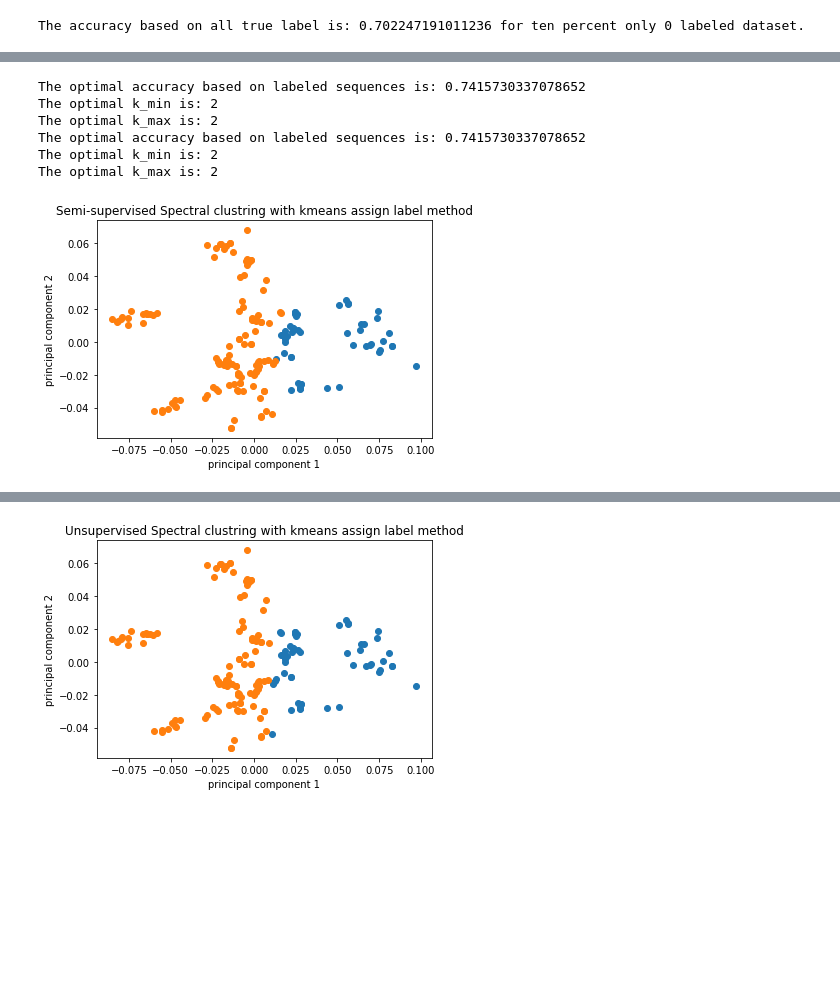
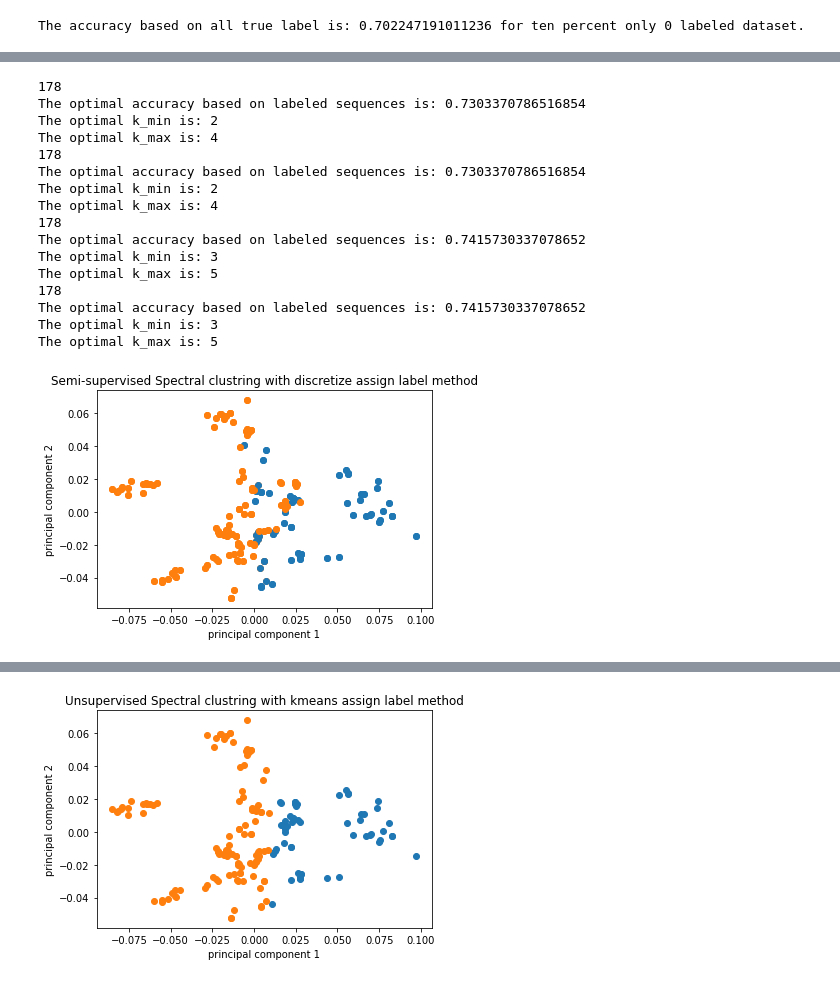
Before and after one commit to solislemuslab/bioklustering, a Jupyter notebook: manuscript/scripts/clustering-and-visualization-updated.ipynb, the cells around one changed output, grey strips where cells are left out. Cells and saved outputs as stored; diff of their text form; code cells hidden in the pictures; blank space fills up the shorter version.

```diff
--- a/manuscript/scripts/clustering-and-visualization-updated.ipynb
+++ b/manuscript/scripts/clustering-and-visualization-updated.ipynb
@@ -254,19 +322,32 @@ The accuracy based on all true label is: 0.7303370786516854 for ten percent labe
 # %%
 new_paths = ["combined_Bat_Cat_flu.fa"]
 k_min = 2
 k_max = 6
 num_class = 2
-kmer_table = get_kmer_table(new_paths, k_min, k_max)
+kmer_table,output_df = get_kmer_table(new_paths, k_min, k_max)
 result = intuitive_semi_supervised(num_class,new_paths,"labels_fifty_percent.csv","kmeans",k_min,k_max)
-PCA_show_semi_spectural_clustering(num_class,new_paths,"labels_fifty_percent.csv","kmeans",k_min,k_max)
+PCA_show_semi_spectural_clustering(num_class,new_paths,"labels_fifty_percent.csv","fifty_percent_kmeans","kmeans",k_min,k_max)
+
+result = intuitive_semi_supervised(num_class,new_paths,"labels_fifty_percent.csv","discretize",k_min,k_max)
+PCA_show_semi_spectural_clustering(num_class,new_paths,"labels_fifty_percent.csv","fifty_percent_discretize","discretize",k_min,k_max)
 # %% [output]
+178
+The optimal accuracy based on labeled sequences is: 0.7303370786516854
+The optimal k_min is: 2
+The optimal k_max is: 4
+178
+The optimal accuracy based on labeled sequences is: 0.7303370786516854
+The optimal k_min is: 2
+The optimal k_max is: 4
+178
 The optimal accuracy based on labeled sequences is: 0.7415730337078652
-The optimal k_min is: 2
-The optimal k_max is: 2
+The optimal k_min is: 3
+The optimal k_max is: 5
+178
 The optimal accuracy based on labeled sequences is: 0.7415730337078652
-The optimal k_min is: 2
-The optimal k_max is: 2
+The optimal k_min is: 3
+The optimal k_max is: 5
-[figure, old version]
+[figure, new version]
 # %%
 temp_accuracy = 1 - sum(abs(labels1 - result))/(bat_len+cat_len)
 temp_accuracy
```
Also changed, not shown: parts of 9 cells of this notebook, 2 other files.
